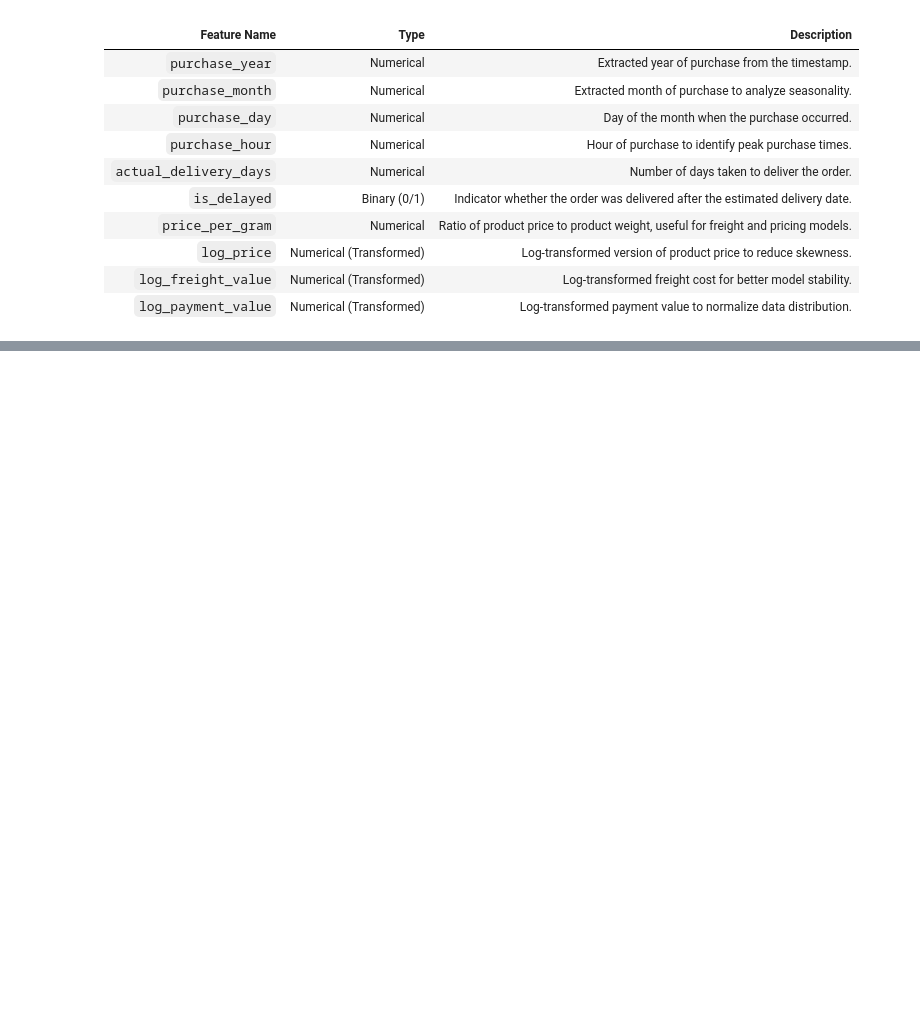
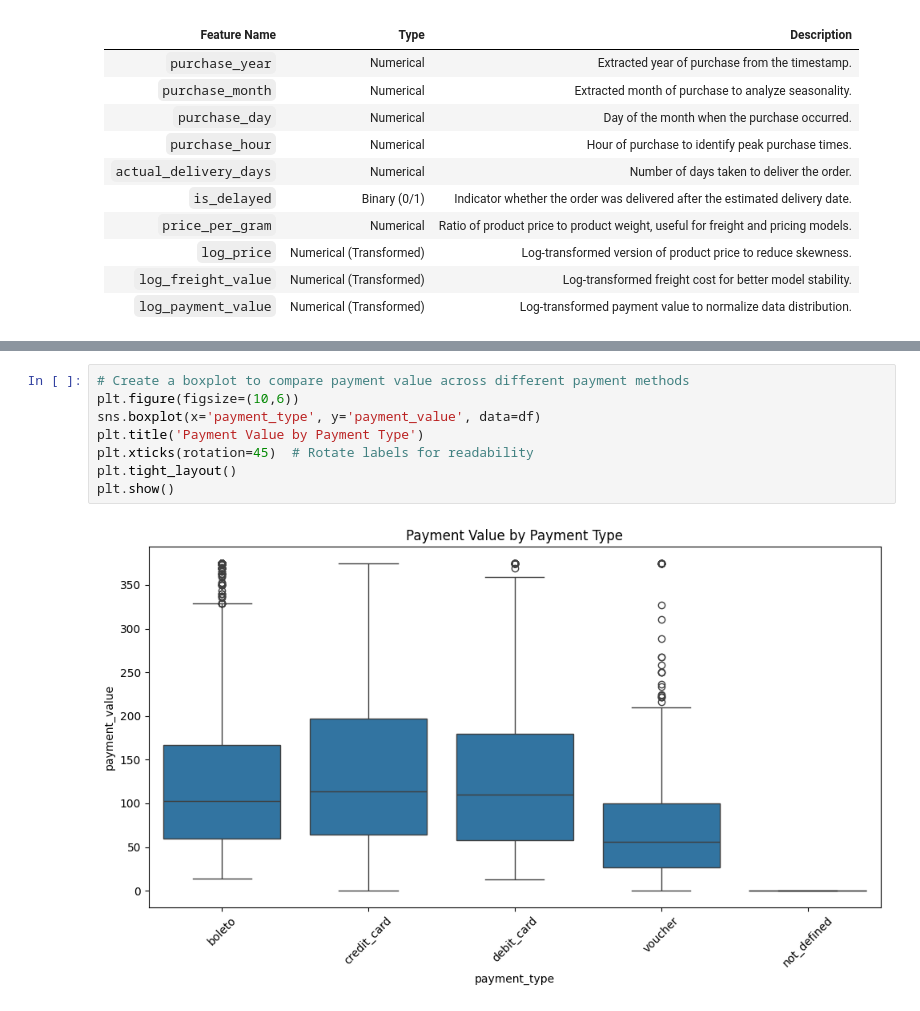
Before and after one commit to ibtj21/DSA2040A_DataMining_Group-6, a Jupyter notebook: notebooks/3_exploratory_analysis.ipynb, the cells around one changed output, grey strips where cells are left out. Drawn from its saved outputs; the diff is of its cells as text; blank space fills up the shorter version.

```diff
--- a/notebooks/3_exploratory_analysis.ipynb
+++ b/notebooks/3_exploratory_analysis.ipynb
@@ -709,0 +814,10 @@ df[['price', 'log_price', 'freight_value', 'log_freight_value']].head()
+# %%
+# Create a boxplot to compare payment value across different payment methods
+plt.figure(figsize=(10,6))
+sns.boxplot(x='payment_type', y='payment_value', data=df)
+plt.title('Payment Value by Payment Type')
+plt.xticks(rotation=45)  # Rotate labels for readability
+plt.tight_layout()
+plt.show()
+# %% [output]
+[figure, added]
```
Also changed, not shown: parts of 15 cells of this notebook.
